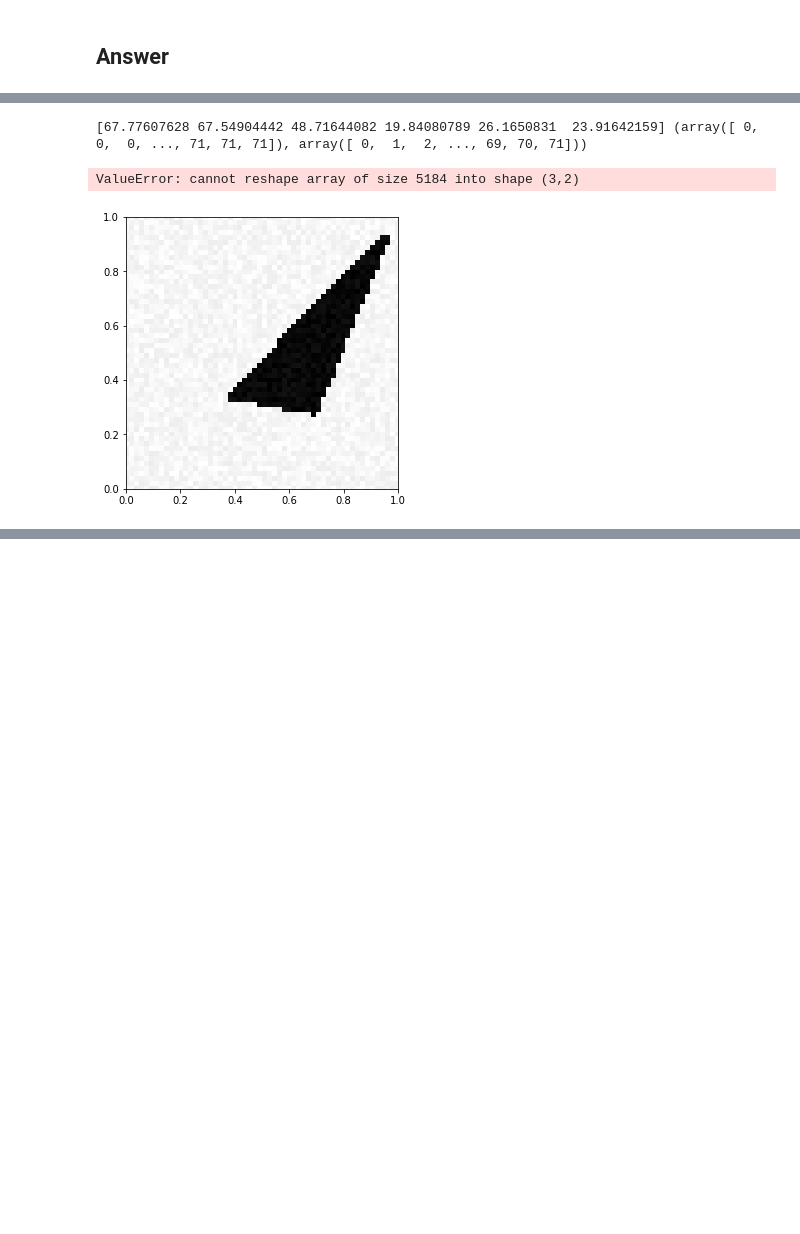
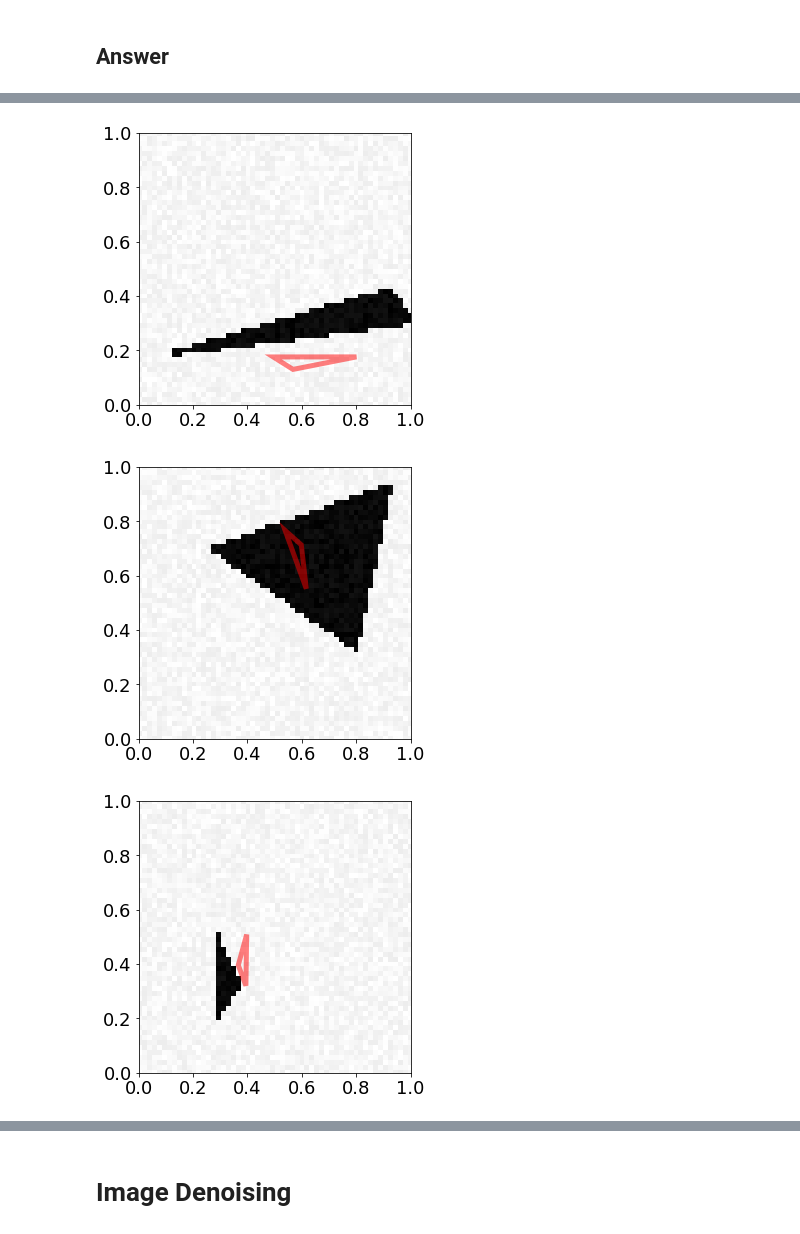
Before and after one commit to LouisTrezzini/mva-deep-learning, a Jupyter notebook: mp1/MP1_Louis_TREZZINI.ipynb, the cells around one changed output, grey strips where cells are left out. Cells and saved outputs as stored; diff of their text form; code cells hidden in the pictures; blank space fills up the shorter version.

Commit message:
denoising + wip corner detection

```diff
--- a/mp1/MP1_Louis_TREZZINI.ipynb
+++ b/mp1/MP1_Louis_TREZZINI.ipynb
@@ -313,0 +276,36 @@ Epoch 10/10
+# %%
+model = Sequential([
+    Reshape((72, 72, 1), input_shape=(72, 72, 1)),
+
+    Conv2D(5, (4, 4)),
+    BatchNormalization(),
+    Activation('relu'),
+    MaxPooling2D((2, 2)),
+
+#     Conv2D(12, (3, 3)),
+#     BatchNormalization(),
+#     Activation('relu'),
+#     MaxPooling2D((2, 2)),
+
+#     Conv2D(16, (2, 2)),
+#     BatchNormalization(),
+#     Activation('relu'),
+#     MaxPooling2D((2, 2)),
+
+    Flatten(),
+
+#     Dense(16),
+#     Dropout(0.5),
+#     Activation('relu'),
+
+    Dense(6),
+    Activation('sigmoid'),
+])
+
+model.summary()
+
+model.compile(
+    loss='binary_crossentropy',
+    optimizer='sgd',
+)
+model.fit(X_train, Y_train, batch_size=32, epochs=25, verbose=1)
@@ -319,11 +336,9 @@ model.evaluate(X_test, to_corners_grid(Y_test))
 # %%
-Y_pred = model.predict(X_test)
-
-print(Y_test[0] * 72, np.where(Y_pred[0] != 0))
+Y_pred = model.predict(X_train)
 
 for i in range(5):
-    visualize_prediction(X_test[i].reshape(72, 72), Y_pred[i])
+    visualize_prediction(X_train[i].reshape(72, 72), Y_pred[i])
 # %% [output]
-[67.77607628 67.54904442 48.71644082 19.84080789 26.1650831  23.91642159] (array([ 0,  0,  0, ..., 71, 71, 71]), array([ 0,  1,  2, ..., 69, 70, 71]))
-ValueError: cannot reshape array of size 5184 into shape (3,2)
-[figure, old version]
+[figure, new version]
+[figure, added]
+[figure, added]
@@ -329,0 +347,2 @@ ValueError: cannot reshape array of size 5184 into shape (3,2)
+# %% [markdown]
+# Image Denoising
```
Also changed, not shown: parts of 13 cells of this notebook, 1 other file.
